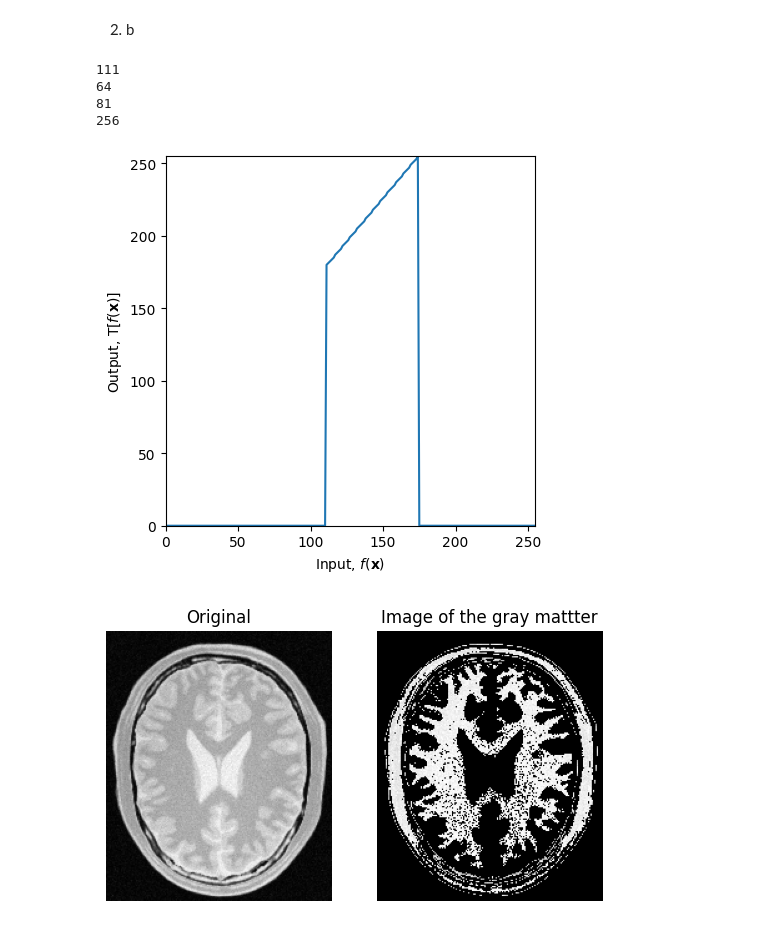
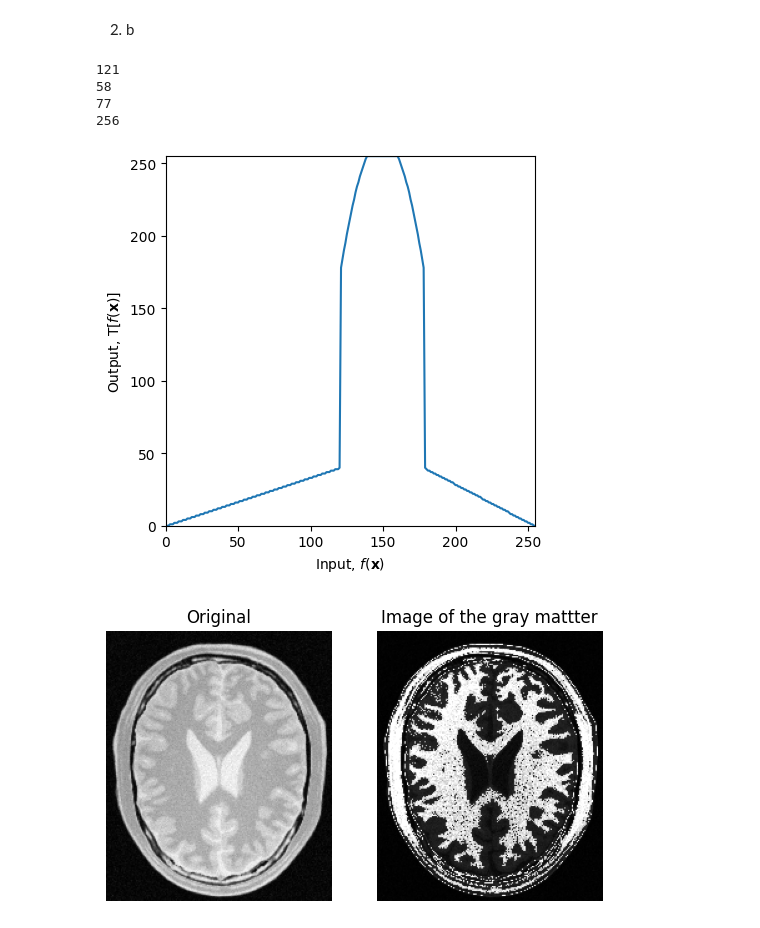
Before and after one commit to RushenHansana/Image_Processing, a Jupyter notebook: Assignment 1.ipynb, the cells around one changed output. Saved outputs shown, nothing was run; the diff lists cells and outputs as text; code cells hidden in the pictures.

```diff
--- a/Assignment 1.ipynb
+++ b/Assignment 1.ipynb
@@ -118,43 +103,54 @@ import cv2 as cv
 import numpy as np
 import matplotlib.pyplot as plt
 
-c = np.array([(110,0),(110,180),(174,255),(174,0)])#cordinates of the line segments in transformation
+c = np.array([(120,40),(120,180),(178,255),(178,0)])#cordinates of the line segments in transformation
 
 t1 = np.linspace(0, c[0,1], c[0,0]+1 -0).astype('uint8')#create array of 51 numbers having values form 0 -50
 print(len(t1))
-t2 = np.linspace(c[1,1], c[2,1], c[2,0]- c[1,0]).astype('uint8')
+
+x_values = np.linspace(-1, 1, c[2,0]- c[1,0])
+#y_values = min(((174 + 120*(1- x_values**2)),255))
+y_values = np.minimum(178 + 90 * (1 - x_values**2), 255)
+
+t2 = y_values.astype('uint8')
+
+
+#t2 = np.linspace(c[1,1], c[2,1], c[2,0]- c[1,0]).astype('uint8')
 print(len(t2))
-t3 = np.linspace(0,0,255 - c[3,0]).astype('uint8')
+
+
+
+t3 = np.linspace(40,0,255 - c[3,0]).astype('uint8')
 print(len(t3))
 
 transform = np.concatenate((t1,t2), axis =0).astype('uint8')
 transform = np.concatenate((transform,t3), axis =0).astype('uint8')
 print(len(transform))
 
 fig, ax = plt.subplots()
 ax.plot(transform)
 ax.set_xlabel(r'Input, $f(\mathbf{x})$')
 ax.set_ylabel('Output, $\mathrm{T}[f(\mathbf{x})]$')
 ax.set_xlim(0,255)
 ax.set_ylim(0,255)
 ax.set_aspect('equal')
 
 img_org = cv.imread('BrainProtonDensitySlice9.png',cv.IMREAD_GRAYSCALE)
 
 fig, ax = plt.subplots(1,2)
 ax[0].imshow(img_org, cmap ='gray')
 ax[0].set_title('Original')
 ax[0].axis('off')
 image_gray=cv.LUT(img_org, transform)
 ax[1].imshow(image_gray, cmap ='gray')
 ax[1].set_title('Image of the gray mattter')
 ax[1].axis('off')
 
 plt.show()
 # %% [output]
-111
-64
-81
+121
+58
+77
 256
-[figure, old version]
+[figure, new version]
-[figure, old version]
+[figure, new version]
```
Also changed, not shown: parts of 2 cells of this notebook.
